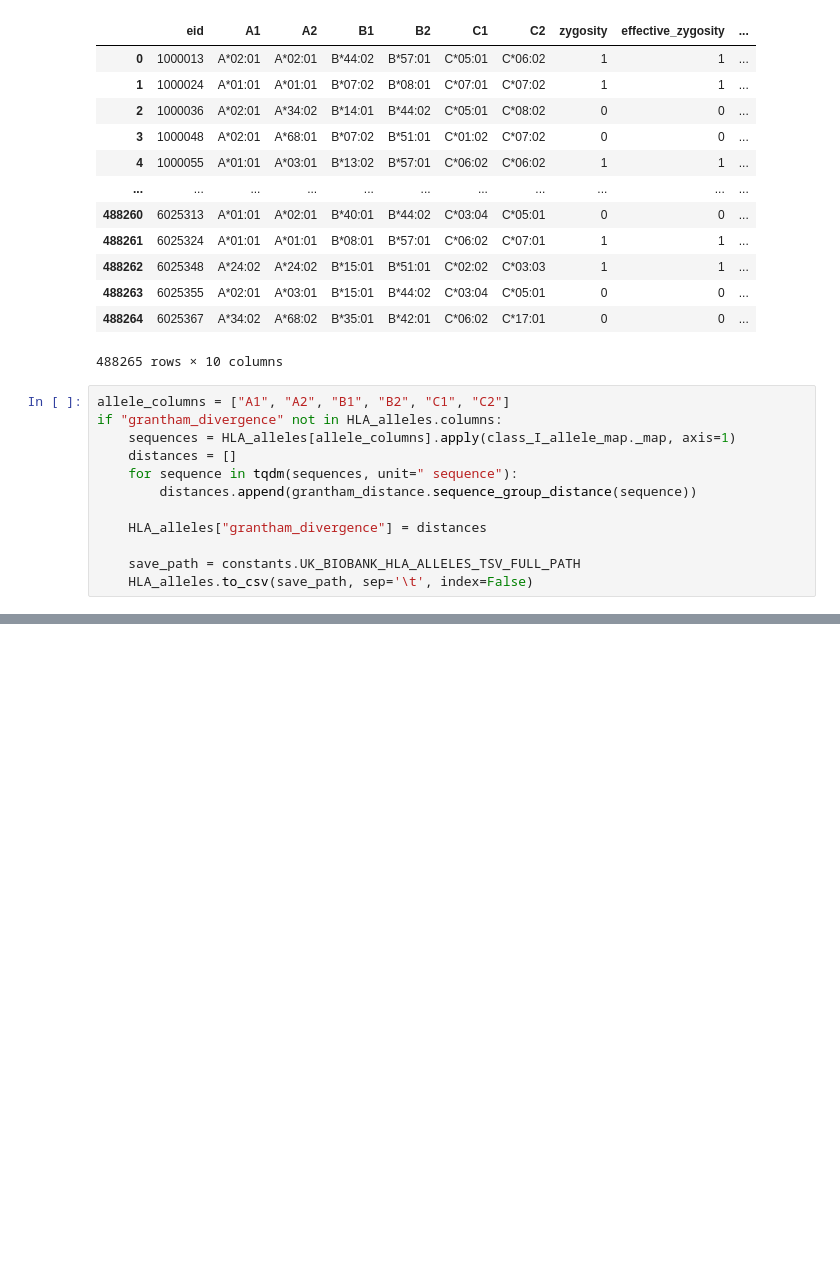
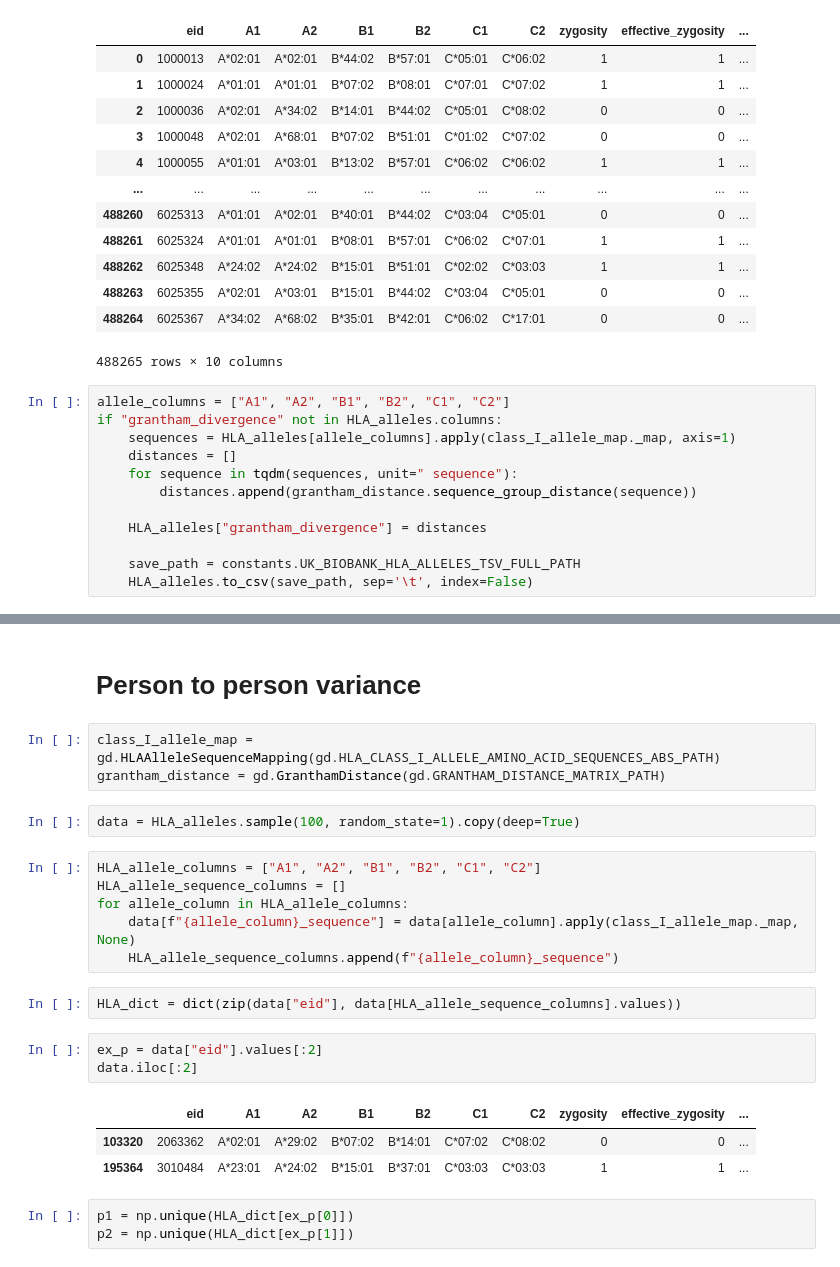
Before and after one commit to cole-khamnei/HLA_genotyping_associations, a Jupyter notebook: notebooks/HLA_EDA.ipynb, the cells around one changed output, grey strips where cells are left out. Saved outputs shown, nothing was run; the diff lists cells and outputs as text; blank space fills up the shorter version.

```diff
--- a/notebooks/HLA_EDA.ipynb
+++ b/notebooks/HLA_EDA.ipynb
@@ -109,0 +110,25 @@ Elapsed time: 0.0727 seconds
+# %% [markdown]
+# Person to person variance
+# %%
+class_I_allele_map = gd.HLAAlleleSequenceMapping(gd.HLA_CLASS_I_ALLELE_AMINO_ACID_SEQUENCES_ABS_PATH)
+grantham_distance = gd.GranthamDistance(gd.GRANTHAM_DISTANCE_MATRIX_PATH)
+# %%
+data = HLA_alleles.sample(100, random_state=1).copy(deep=True)
+# %%
+HLA_allele_columns = ["A1", "A2", "B1", "B2", "C1", "C2"]
+HLA_allele_sequence_columns = []
+for allele_column in HLA_allele_columns:
+    data[f"{allele_column}_sequence"] = data[allele_column].apply(class_I_allele_map._map, None)
+    HLA_allele_sequence_columns.append(f"{allele_column}_sequence")
+# %%
+HLA_dict = dict(zip(data["eid"], data[HLA_allele_sequence_columns].values))
+# %%
+ex_p = data["eid"].values[:2]
+data.iloc[:2]
+# %% [output]
+|  | eid | A1 | A2 | B1 | B2 | C1 | C2 | zygosity | effective_zygosity | ... |
+| 103320 | 2063362 | A*02:01 | A*29:02 | B*07:02 | B*14:01 | C*07:02 | C*08:02 | 0 | 0 | ... |
+| 195364 | 3010484 | A*23:01 | A*24:02 | B*15:01 | B*37:01 | C*03:03 | C*03:03 | 1 | 1 | ... |
+# %%
+p1 = np.unique(HLA_dict[ex_p[0]])
+p2 = np.unique(HLA_dict[ex_p[1]])
```
Also changed, not shown: parts of 6 cells of this notebook, 2 other files.
